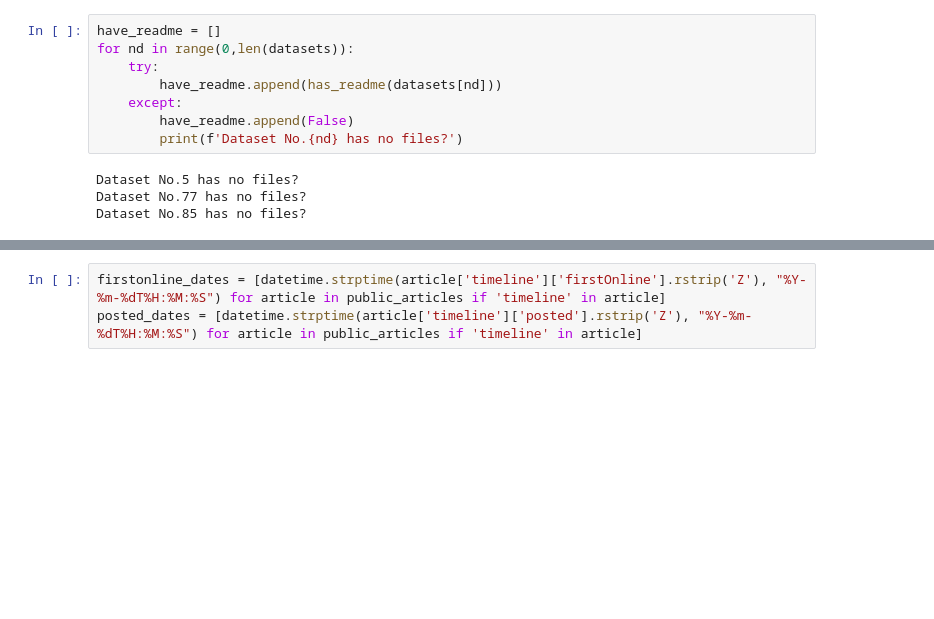
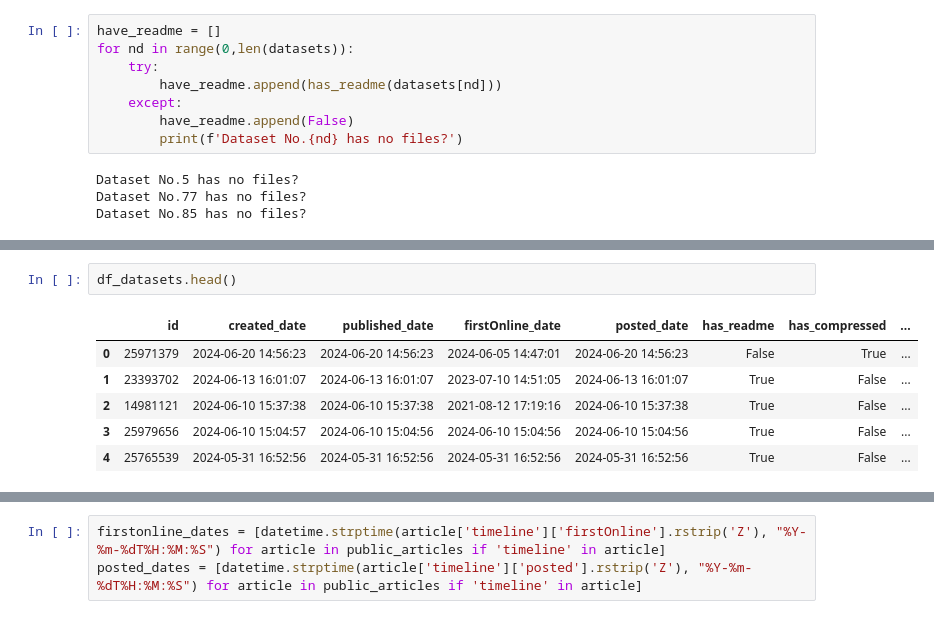
Before and after one commit to spiralizing/CMU_Tools, a Jupyter notebook: Kilthub_API/public_stats_plots.ipynb, the cells around one changed output, grey strips where cells are left out. Drawn from its saved outputs; the diff is of its cells as text; blank space fills up the shorter version.

```diff
--- a/Kilthub_API/public_stats_plots.ipynb
+++ b/Kilthub_API/public_stats_plots.ipynb
@@ -224,0 +276,9 @@ posted_dates = [datetime.strptime(article['timeline']['posted'].rstrip('Z'), "%Y
+# %%
+df_datasets.head()
+# %% [output]
+|  | id | created_date | published_date | firstOnline_date | posted_date | has_readme | has_compressed | ... |
+| 0 | 25971379 | 2024-06-20 14:56:23 | 2024-06-20 14:56:23 | 2024-06-05 14:47:01 | 2024-06-20 14:56:23 | False | True | ... |
+| 1 | 23393702 | 2024-06-13 16:01:07 | 2024-06-13 16:01:07 | 2023-07-10 14:51:05 | 2024-06-13 16:01:07 | True | False | ... |
+| 2 | 14981121 | 2024-06-10 15:37:38 | 2024-06-10 15:37:38 | 2021-08-12 17:19:16 | 2024-06-10 15:37:38 | True | False | ... |
+| 3 | 25979656 | 2024-06-10 15:04:57 | 2024-06-10 15:04:56 | 2024-06-10 15:04:56 | 2024-06-10 15:04:56 | True | False | ... |
+| 4 | 25765539 | 2024-05-31 16:52:56 | 2024-05-31 16:52:56 | 2024-05-31 16:52:56 | 2024-05-31 16:52:56 | True | False | ... |
```
Also changed, not shown: parts of 11 cells of this notebook.
